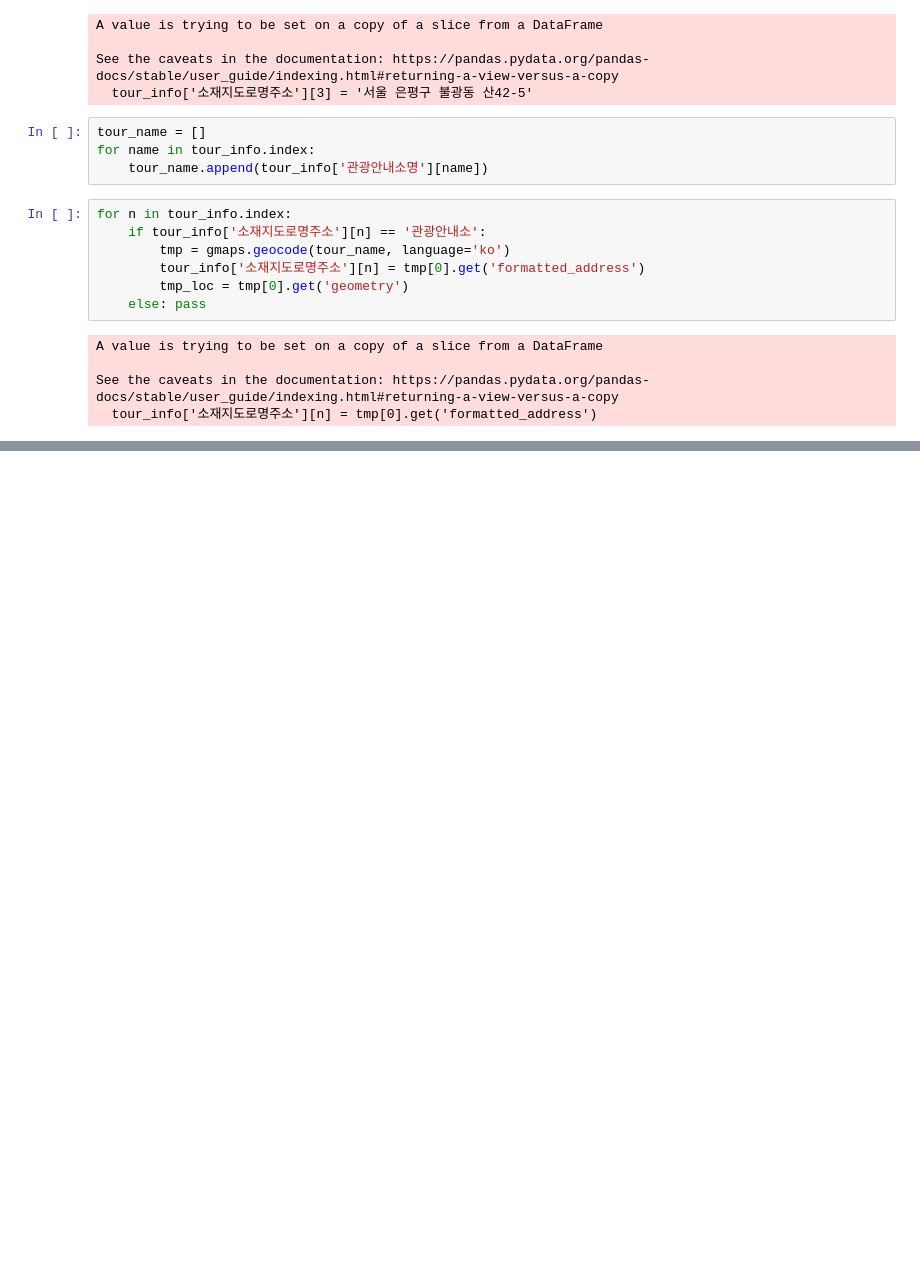
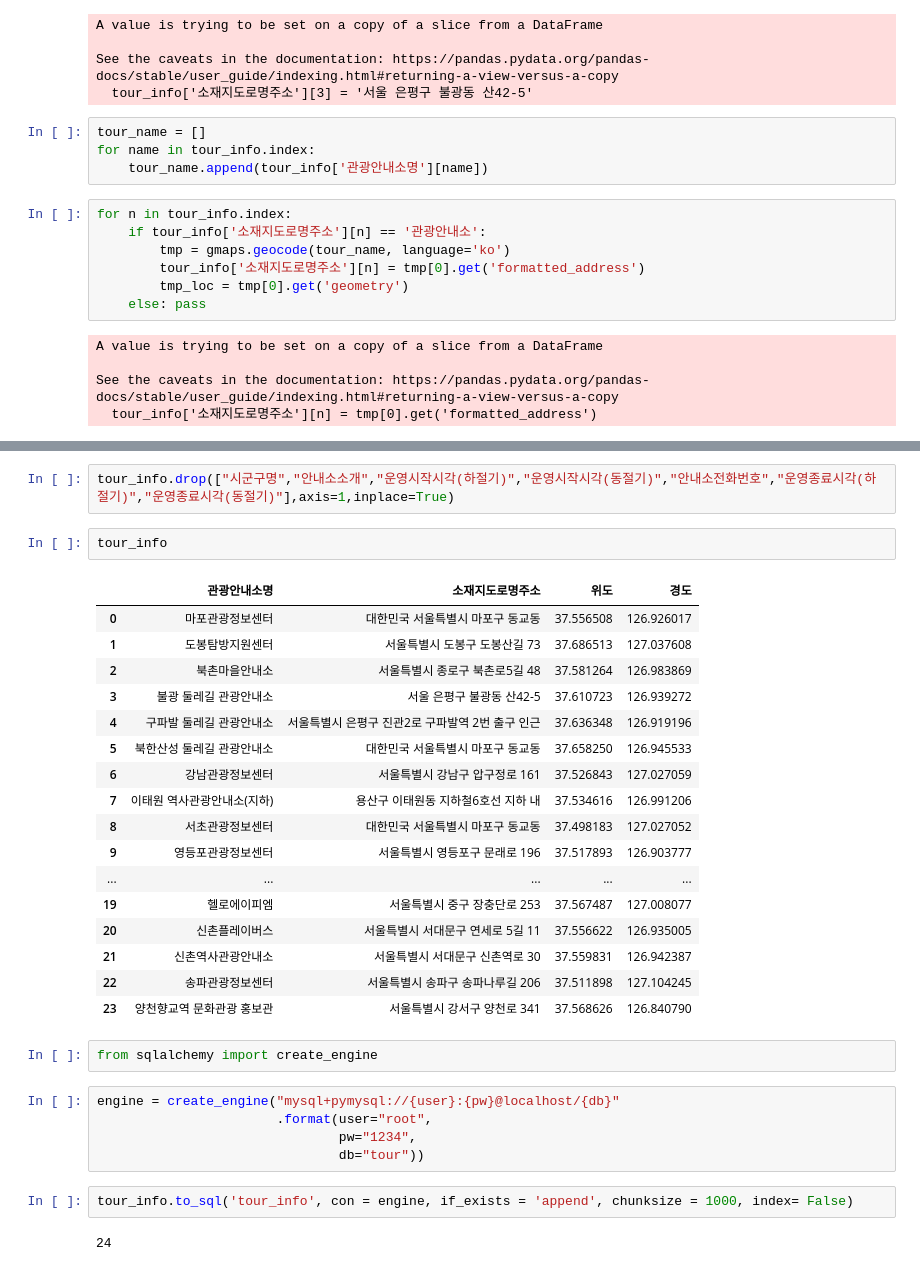
Before and after one commit to jinho-Kang/tour_jupyter, a Jupyter notebook: tour_info.ipynb, the cells around one changed output, grey strips where cells are left out. Saved outputs shown, nothing was run; the diff lists cells and outputs as text; blank space fills up the shorter version.

```diff
--- a/tour_info.ipynb
+++ b/tour_info.ipynb
@@ -51,3 +51,36 @@ for n in tour_info.index:
 map
 # %% [output]
 [interactive output not drawn]
+# %%
+tour_info.drop(["시군구명","안내소소개","운영시작시각(하절기)","운영시작시각(동절기)","안내소전화번호","운영종료시각(하절기)","운영종료시각(동절기)"],axis=1,inplace=True)
+# %%
+tour_info
+# %% [output]
+|  | 관광안내소명 | 소재지도로명주소 | 위도 | 경도 |
+| 0 | 마포관광정보센터 | 대한민국 서울특별시 마포구 동교동 | 37.556508 | 126.926017 |
+| 1 | 도봉탐방지원센터 | 서울특별시 도봉구 도봉산길 73 | 37.686513 | 127.037608 |
+| 2 | 북촌마을안내소 | 서울특별시 종로구 북촌로5길 48 | 37.581264 | 126.983869 |
+| 3 | 불광 둘레길 관광안내소 | 서울 은평구 불광동 산42-5 | 37.610723 | 126.939272 |
+| 4 | 구파발 둘레길 관광안내소 | 서울특별시 은평구 진관2로 구파발역 2번 출구 인근 | 37.636348 | 126.919196 |
+| 5 | 북한산성 둘레길 관광안내소 | 대한민국 서울특별시 마포구 동교동 | 37.658250 | 126.945533 |
+| 6 | 강남관광정보센터 | 서울특별시 강남구 압구정로 161 | 37.526843 | 127.027059 |
+| 7 | 이태원 역사관광안내소(지하) | 용산구 이태원동 지하철6호선 지하 내 | 37.534616 | 126.991206 |
+| 8 | 서초관광정보센터 | 대한민국 서울특별시 마포구 동교동 | 37.498183 | 127.027052 |
+| 9 | 영등포관광정보센터 | 서울특별시 영등포구 문래로 196 | 37.517893 | 126.903777 |
+| ... | ... | ... | ... | ... |
+| 19 | 헬로에이피엠 | 서울특별시 중구 장충단로 253 | 37.567487 | 127.008077 |
+| 20 | 신촌플레이버스 | 서울특별시 서대문구 연세로 5길 11 | 37.556622 | 126.935005 |
+| 21 | 신촌역사관광안내소 | 서울특별시 서대문구 신촌역로 30 | 37.559831 | 126.942387 |
+| 22 | 송파관광정보센터 | 서울특별시 송파구 송파나루길 206 | 37.511898 | 127.104245 |
+| 23 | 양천향교역 문화관광 홍보관 | 서울특별시 강서구 양천로 341 | 37.568626 | 126.840790 |
+# %%
+from sqlalchemy import create_engine
+# %%
+engine = create_engine("mysql+pymysql://{user}:{pw}@localhost/{db}"
+                       .format(user="root",
+                               pw="1234",
+                               db="tour"))
+# %%
+tour_info.to_sql('tour_info', con = engine, if_exists = 'append', chunksize = 1000, index= False)
+# %% [output]
+24
```
Also changed, not shown: 6 other files.
